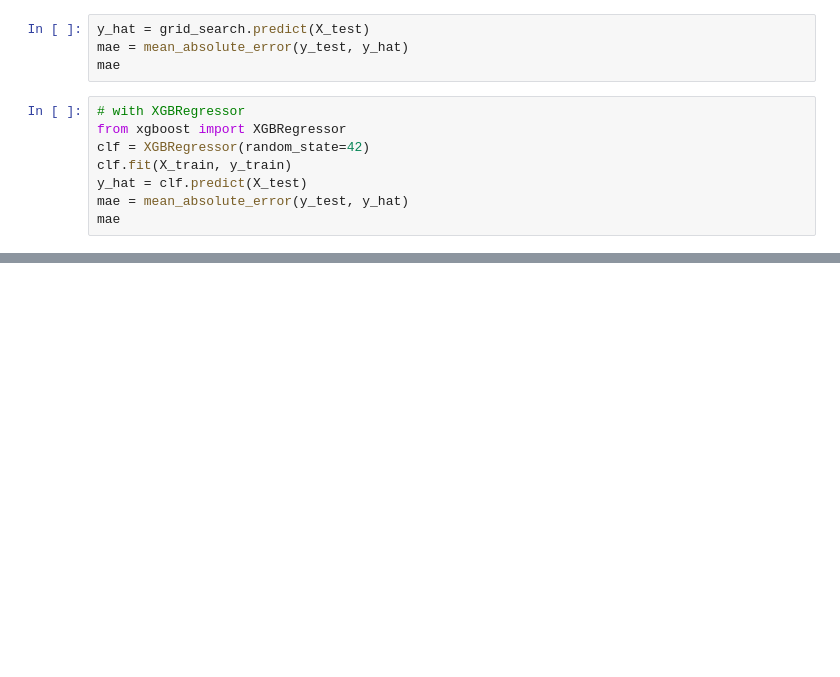
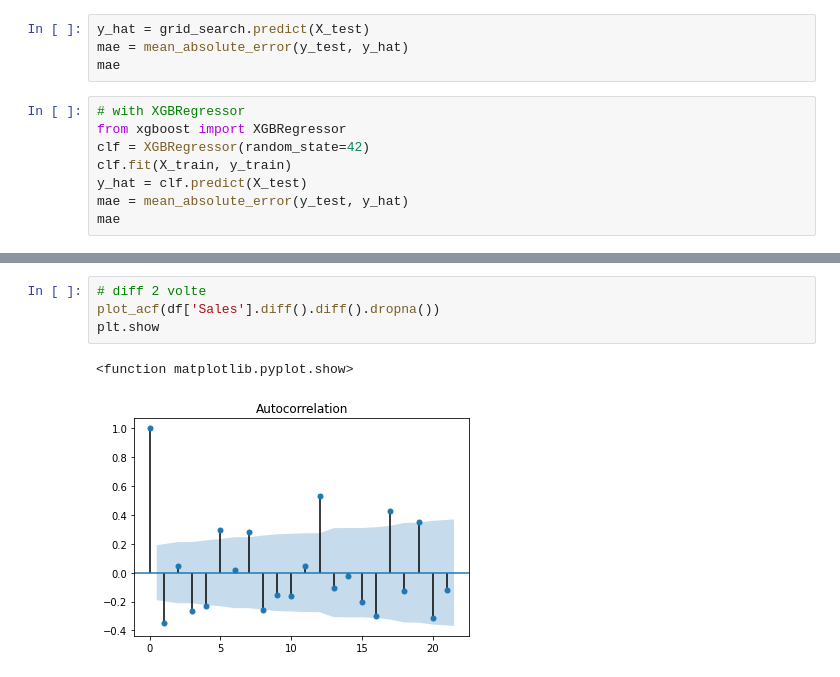
Before and after one commit to andreoniriccardo/time-series, a Jupyter notebook: TimeSeriesProphet.ipynb, the cells around one changed output, grey strips where cells are left out. Cells and saved outputs as stored; diff of their text form; blank space fills up the shorter version.

```diff
--- a/TimeSeriesProphet.ipynb
+++ b/TimeSeriesProphet.ipynb
@@ -349,0 +381,7 @@ mae
+# %%
+# diff 2 volte
+plot_acf(df['Sales'].diff().diff().dropna())
+plt.show
+# %% [output]
+<function matplotlib.pyplot.show>
+[figure, added]
```
Also changed, not shown: parts of 6 cells of this notebook.
